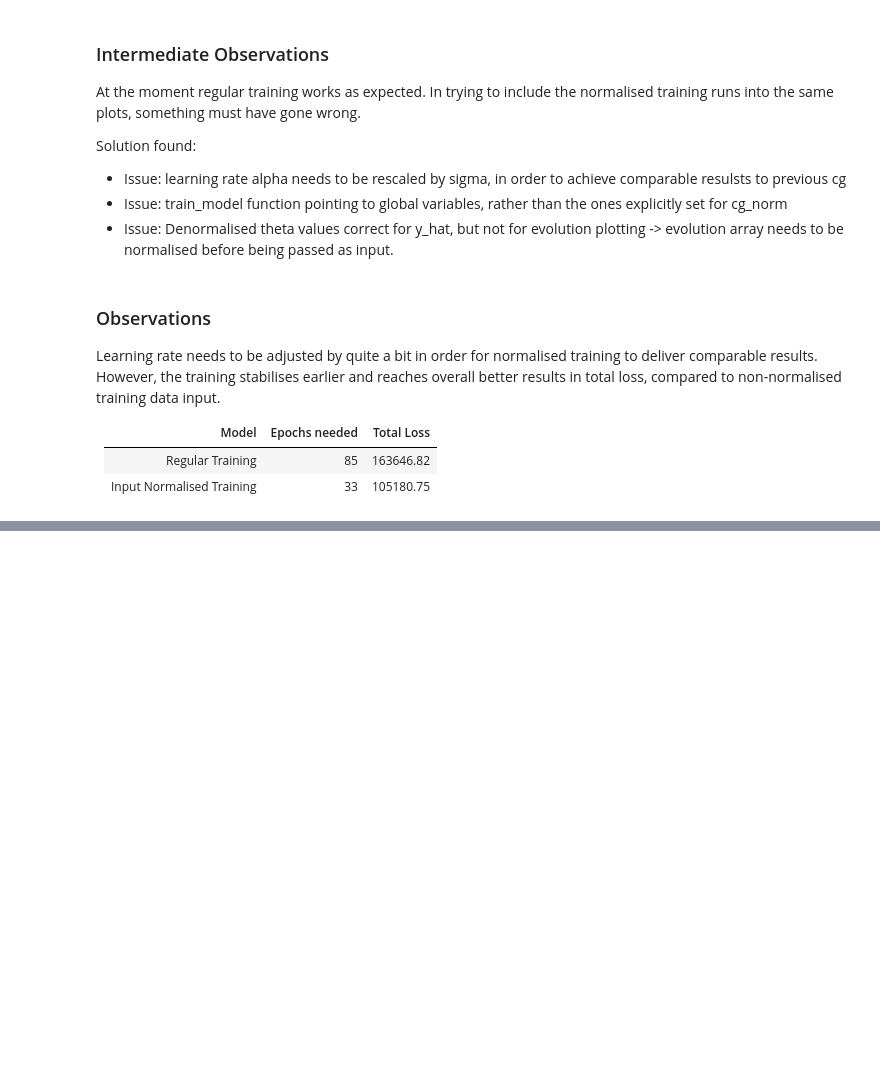
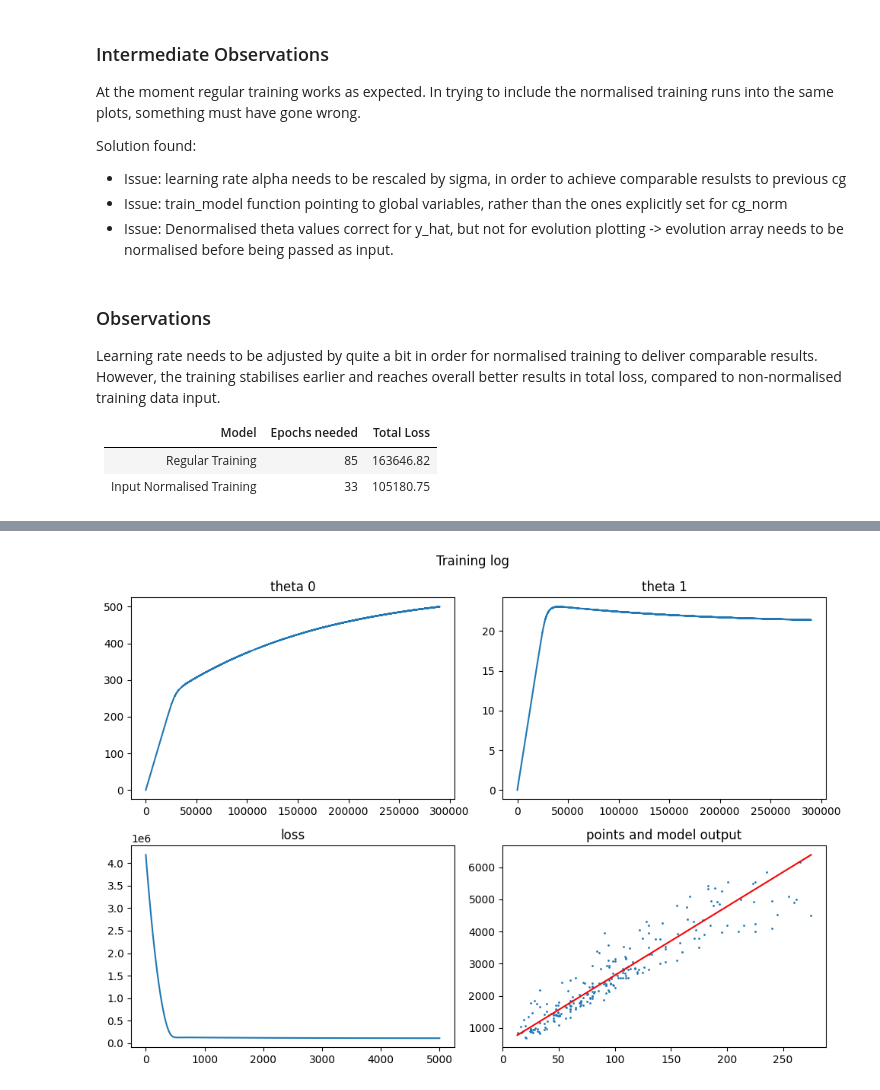
Before and after one commit to pandas-pd/ftp_de_learn, a Jupyter notebook: MPW_02/cg-linear-regression-stud.ipynb, the cells around one changed output, grey strips where cells are left out. Drawn from its saved outputs; the diff is of its cells as text; code cells hidden in the pictures; blank space fills up the shorter version.

Commit message:
feat:Chapter 10 - RMSProp implemented

```diff
--- a/MPW_02/cg-linear-regression-stud.ipynb
+++ b/MPW_02/cg-linear-regression-stud.ipynb
@@ -1686,0 +1809,98 @@ Learning rate needs to be adjusted by quite a bit in order for normalised traini
+# %%
+### CREATE THE GRAPH ###
+# first create all ValueNode objects
+theta_0 = ValueNode()
+theta_1 = ValueNode()
+x = ValueNode()
+y = ValueNode()
+q = ValueNode()
+y_hat = ValueNode()
+j = ValueNode()  # output
+
+# then create all <Operator>Node objects
+mult = MultiplyNode(x, theta_1, q)
+plus = AddNode([q, theta_0], y_hat)
+loss = MSELossNode(y_hat, y, j)
+
+# finally build the graph by declaring inputs and outputs as 2 lists of ValueNode objects
+cg = CompGraph([x, theta_0, theta_1, y], [j])
+# %%
+alpha_t0 = 1e-2  # learning rate can be higher than in the plain vanilla SGD as we will average the gradients over a batch of samples
+alpha_t1 = 1e-3
+epochs = 5000
+batch_size = 4
+N = len(living_area)
+t0 = 0.0
+t1 = 0.0
+
+loss_evolution = []
+t0_evolution = [0]
+t1_evolution = [0]
+vt_1_t0: float = 0  # init the v t-1 as 0
+vt_1_t1: float = 0  # init the v t-1 as 0
+
+
+for epoch in range(epochs):
+    n_steps = N // batch_size + 1  # the number of batches to make 1 epoch
+    epoch_loss = 0.0
+
+    for step in range(n_steps):
+
+        # random sampling
+        if random_sampling:
+            batch_indexes: list = random.sample(range(N), batch_size)
+
+        # sequential sampling
+        else:
+            end: int = (step + 1) * batch_size
+            if (step + 1) == n_steps:
+                end: list = N
+            batch_indexes: list = range(step * batch_size, end)
+
+        # we will average the loss as well, i am not sure if this is correct
+        theta_0_values: list = []
+        theta_1_values: list = []
+        loss_values: list = []
+
+        # get values from batch
+        for i in batch_indexes:
+
+            cg.reset_values()
+            cg.forward([living_area[i], t0, t1, rent_price[i]])
+            cg.backward()
+
+            theta_0_values.append(theta_0.grad_v)  # gradient theta_0
+            theta_1_values.append(theta_1.grad_v)  # gradient theta_1
+            loss_values.append(j.v)
+
+        # apply rms prop
+        g_t0 = np.mean(theta_0_values)
+        g_t1 = np.mean(theta_1_values)
+
+        v_t_t0, theta_grad_0 = RMSProp(
+            theta_t1=t0_evolution[-1], v_t1=vt_1_t0, g_t=g_t0, alpha=alpha_t0
+        )
+        v_t_t1, theta_grad_1 = RMSProp(
+            theta_t1=t1_evolution[-1], v_t1=vt_1_t1, g_t=g_t1, alpha=alpha_t1
+        )
+
+        t0 = theta_grad_0
+        t1 = theta_grad_1
+        vt_1_t0 = v_t_t0
+        vt_1_t1 = v_t_t1
+
+        # update the history metrics
+        t0_evolution.append(t0)
+        t1_evolution.append(t1)
+        epoch_loss += np.mean(loss_values)
+
+    loss_evolution.append(epoch_loss / n_steps)
+
+# generate output
+print("intercept (theta_0):", t0)
+print("slope (theta_1)    :", t1)
+y_hat = t0 + t1 * living_area
+J = mse_loss(y_hat, rent_price)
+print("The total value of the loss is", J)
+plot_training_log(loss_evolution, t0_evolution, t1_evolution, living_area, rent_price)
+# %% [output]
@@ -1686,0 +1910 @@ Learning rate needs to be adjusted by quite a bit in order for normalised traini
+[figure, added]
```
Also changed, not shown: parts of 27 cells of this notebook.
